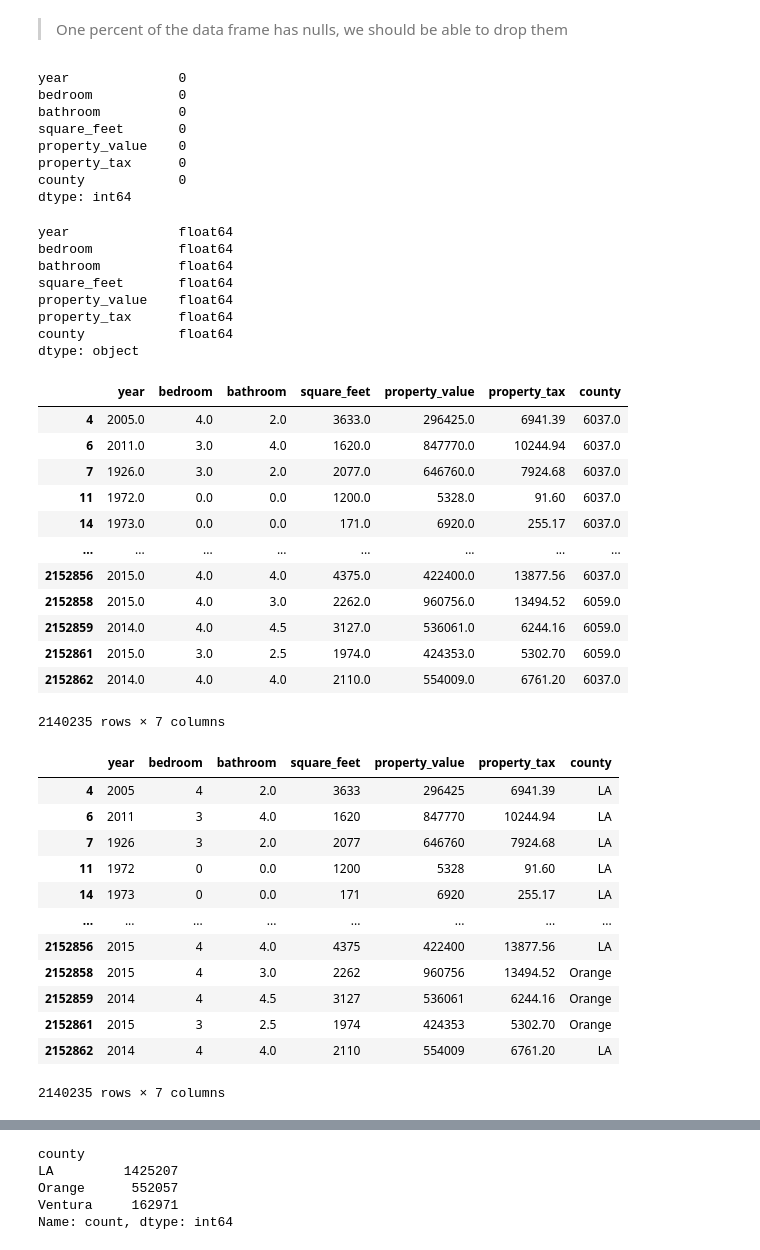
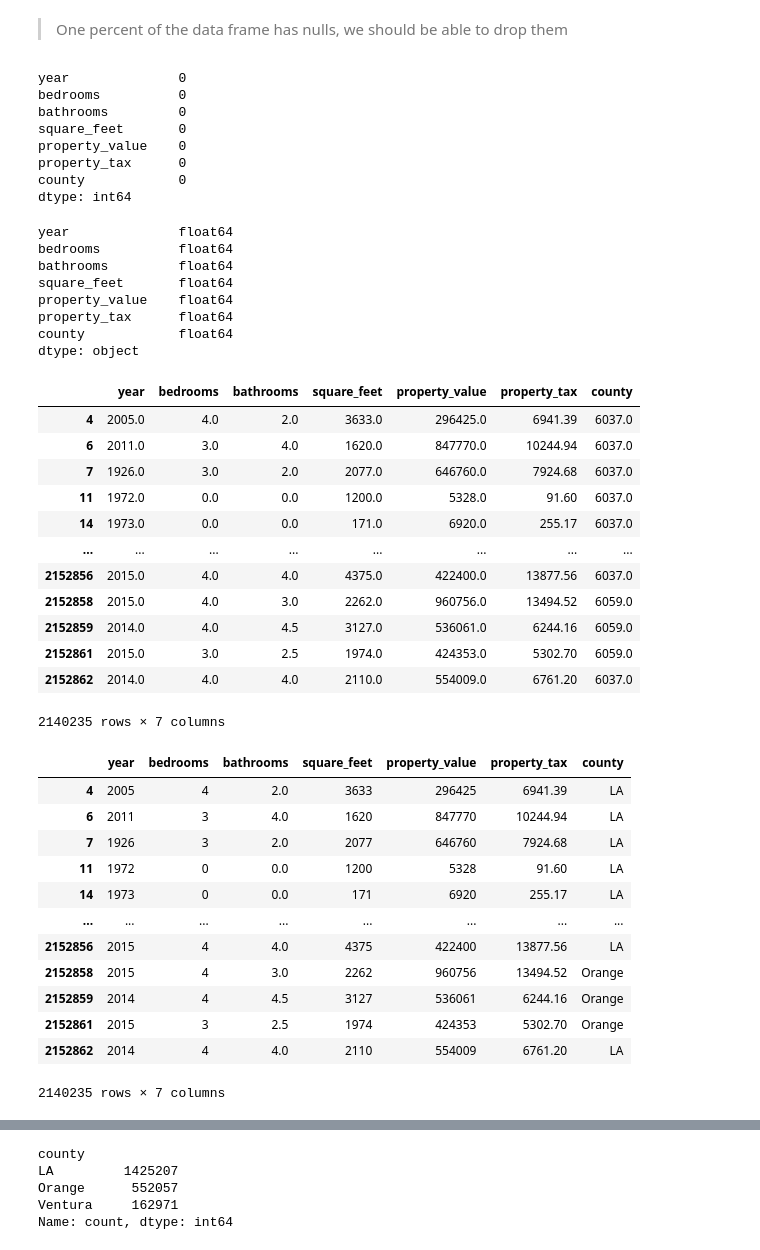
Before and after one commit to Luis-Martinez1/regression-exercises, a Jupyter notebook: wrangle.ipynb, the cells around one changed output, grey strips where cells are left out. Cells and saved outputs as stored; diff of their text form; code cells hidden in the pictures.

```diff
--- a/wrangle.ipynb
+++ b/wrangle.ipynb
@@ -75,7 +75,7 @@ df = df.dropna()
 # %%
 # rename columns for readability
 
-df = df.rename(columns=({"yearbuilt": "year", "bedroomcnt": "bedroom", "bathroomcnt": "bathroom",
+df = df.rename(columns=({"yearbuilt": "year", "bedroomcnt": "bedrooms", "bathroomcnt": "bathrooms",
             "calculatedfinishedsquarefeet": "square_feet",
             "taxvaluedollarcnt": "property_value",
             "taxamount": "property_tax",
@@ -88,8 +88,8 @@ df = df.rename(columns=({"yearbuilt": "year", "bedroomcnt": "bedroom", "bathroom
 df.isnull().sum()
 # %% [output]
 year              0
-bedroom           0
-bathroom          0
+bedrooms          0
+bathrooms         0
 square_feet       0
 property_value    0
 property_tax      0
@@ -100,8 +100,8 @@ dtype: int64
 df.dtypes
 # %% [output]
 year              float64
-bedroom           float64
-bathroom          float64
+bedrooms          float64
+bathrooms         float64
 square_feet       float64
 property_value    float64
 property_tax      float64
@@ -111,7 +111,7 @@ dtype: object
 # check out dataframe
 df
 # %% [output]
-|  | year | bedroom | bathroom | square_feet | property_value | property_tax | county |
+|  | year | bedrooms | bathrooms | square_feet | property_value | property_tax | county |
 | 4 | 2005.0 | 4.0 | 2.0 | 3633.0 | 296425.0 | 6941.39 | 6037.0 |
 | 6 | 2011.0 | 3.0 | 4.0 | 1620.0 | 847770.0 | 10244.94 | 6037.0 |
 | 7 | 1926.0 | 3.0 | 2.0 | 2077.0 | 646760.0 | 7924.68 | 6037.0 |
@@ -135,10 +135,10 @@ df.county = df.county.map({6037: "LA", 6059: "Orange", 6111: "Ventura"})
 # %%
 # Convert columns to int data type
 
-df = df.astype({"year": int, "bedroom": int, "square_feet": int, "property_value": int})
+df = df.astype({"year": int, "bedrooms": int, "square_feet": int, "property_value": int})
 df
 # %% [output]
-|  | year | bedroom | bathroom | square_feet | property_value | property_tax | county |
+|  | year | bedrooms | bathrooms | square_feet | property_value | property_tax | county |
 | 4 | 2005 | 4 | 2.0 | 3633 | 296425 | 6941.39 | LA |
 | 6 | 2011 | 3 | 4.0 | 1620 | 847770 | 10244.94 | LA |
 | 7 | 1926 | 3 | 2.0 | 2077 | 646760 | 7924.68 | LA |
```
Also changed, not shown: parts of 7 cells of this notebook.
